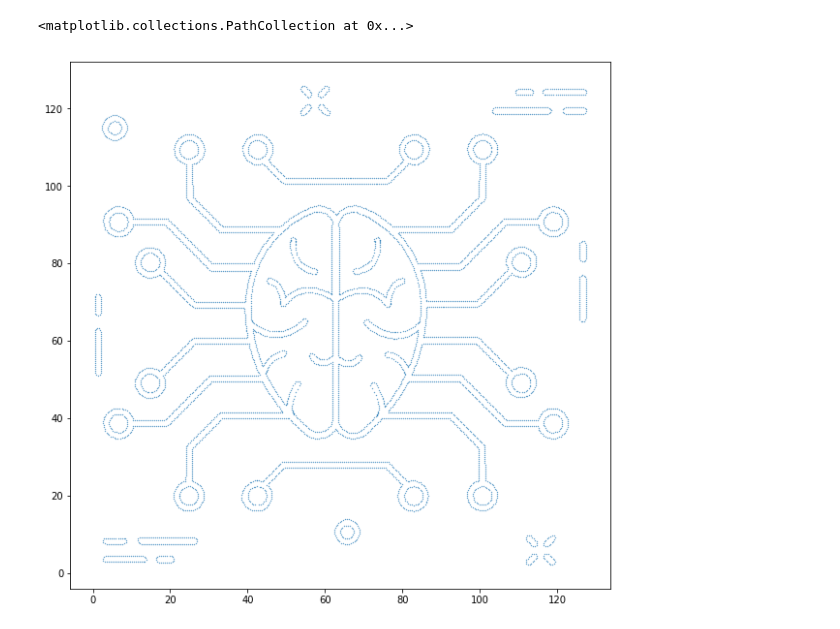
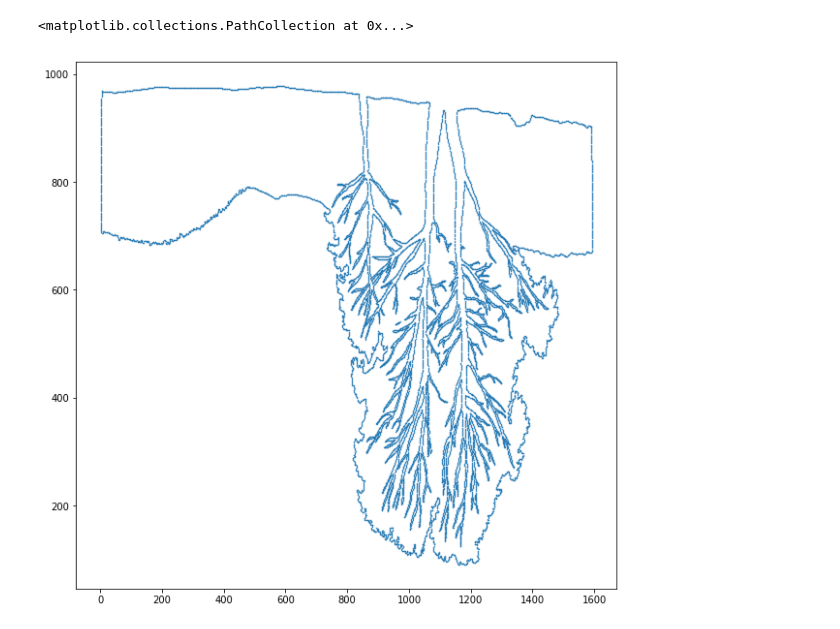
Before and after one commit to amartyashankha/MuralPlot, a Jupyter notebook: point_gen.ipynb, the cells around one changed output. Drawn from its saved outputs; the diff is of its cells as text; code cells hidden in the pictures.

```diff
--- a/point_gen.ipynb
+++ b/point_gen.ipynb
@@ -4,7 +4,7 @@ import numpy as np
 import matplotlib.pyplot as plt
 %matplotlib inline
 # %%
-tree = ET.parse('brain.svg')
+tree = ET.parse('svg/tree.svg')
 root = tree.getroot()
 
 svg = list(root.findall('*'))[-1]
@@ -24,9 +28,9 @@ points = [path.point(i/100) for i in range(100)]
 x_values = []
 y_values = []
 
-for p in list(svg.findall('{http://www.w3.org/2000/svg}path')):
+for p in list(root.findall('{http://www.w3.org/2000/svg}path')):
     path = parse_path(p.get('d'))
-    num_points = int(path.length(error=1e-6)*2)
+    num_points = int(path.length(error=1e-6)*0.5)
     print(num_points)
     points = [path.point(i/num_points, error=1e-6) for i in range(num_points)]
     x_values += [point.real for point in points]
@@ -52,6 +43,6 @@ for p in list(svg.findall('{http://www.w3.org/2000/svg}path')):
 # %%
 fig, ax = plt.subplots(figsize=(10, 10))
-ax.scatter(x_values, y_values, s=0.1)
+ax.scatter(x_values, y_values, s=0.2)
 # %% [output]
 <matplotlib.collections.PathCollection at 0x...>
-[figure, old version]
+[figure, new version]
```
Also changed, not shown: parts of 4 cells of this notebook, 17 other files.
